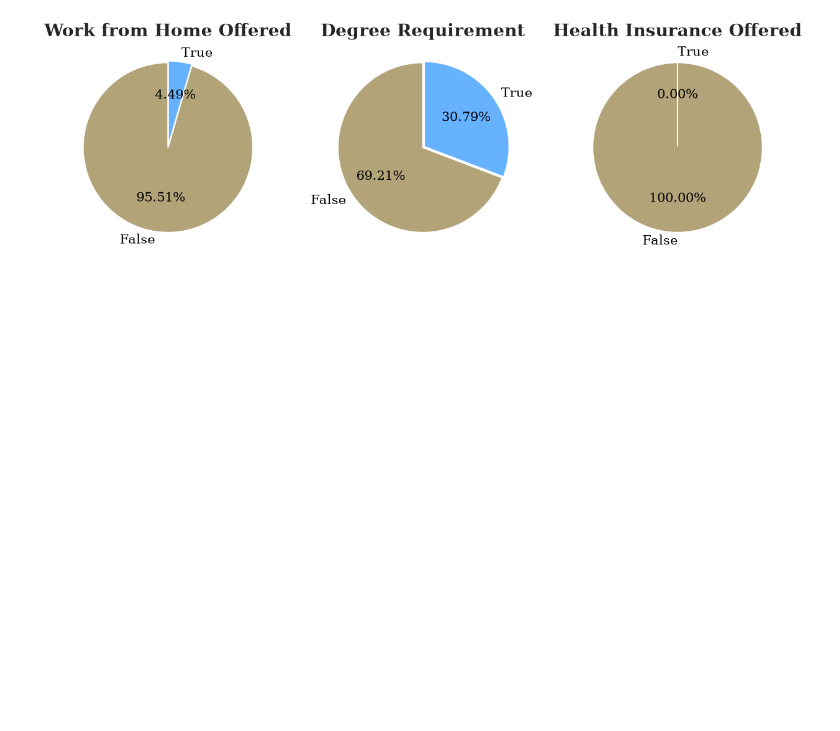
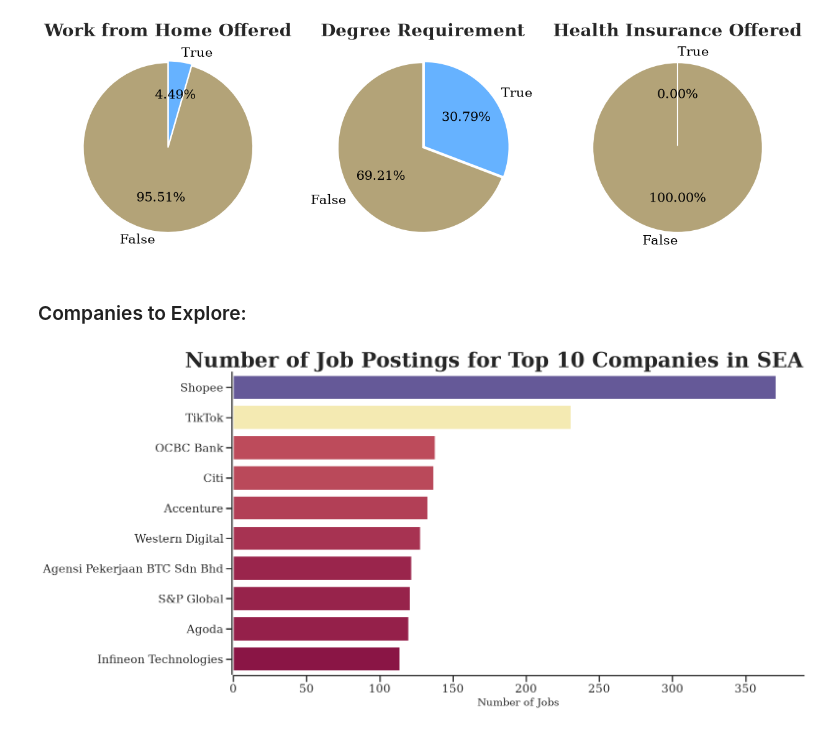
Before and after one commit to JohnnyQuant/Python_Data_Project, a Jupyter notebook: Project/1_EDA_Intro.ipynb, the cells around one changed output. Saved outputs shown, nothing was run; the diff lists cells and outputs as text; code cells hidden in the pictures; blank space fills up the shorter version.

```diff
--- a/Project/1_EDA_Intro.ipynb
+++ b/Project/1_EDA_Intro.ipynb
@@ -288,3 +273,43 @@ for index, (column, title) in enumerate(dict_column.items()):
 plt.show()
 # %% [output]
 [figure]
+# %% [markdown]
+### Companies to Explore:
+# %%
+df_SEA_top10_companies = df_SEA['company_name'].value_counts().head(10).to_frame()
+# %%
+ig, ax = plt.subplots(figsize = (15, 8))
+
+sns.set_theme(
+                style='ticks'
+                , palette = 'Spectral'
+                , context="talk"
+                , font = 'serif'
+                , font_scale = 1)
+
+sns.barplot(
+            data = df_SEA_top10_companies
+            , x = 'count'
+            , y = 'company_name'
+            , hue = 'count'
+            , palette = 'Spectral'
+            , legend = False)
+
+sns.despine(offset=2)
+
+plt.title(
+            'Number of Job Postings for Top 10 Companies in SEA'
+            , fontdict={'fontsize': 30, 'fontweight': 'bold'}
+            , loc = 'right')
+
+plt.xlabel(
+            'Number of Jobs'
+            , fontdict={'fontsize': 15})
+
+plt.ylabel('')
+
+plt.gca().xaxis.set_major_formatter(plt.FuncFormatter(lambda x, _: f'{int(x):,}'))
+
+plt.show()
+# %% [output]
+[figure, added]
```
Also changed, not shown: parts of 3 cells of this notebook.
